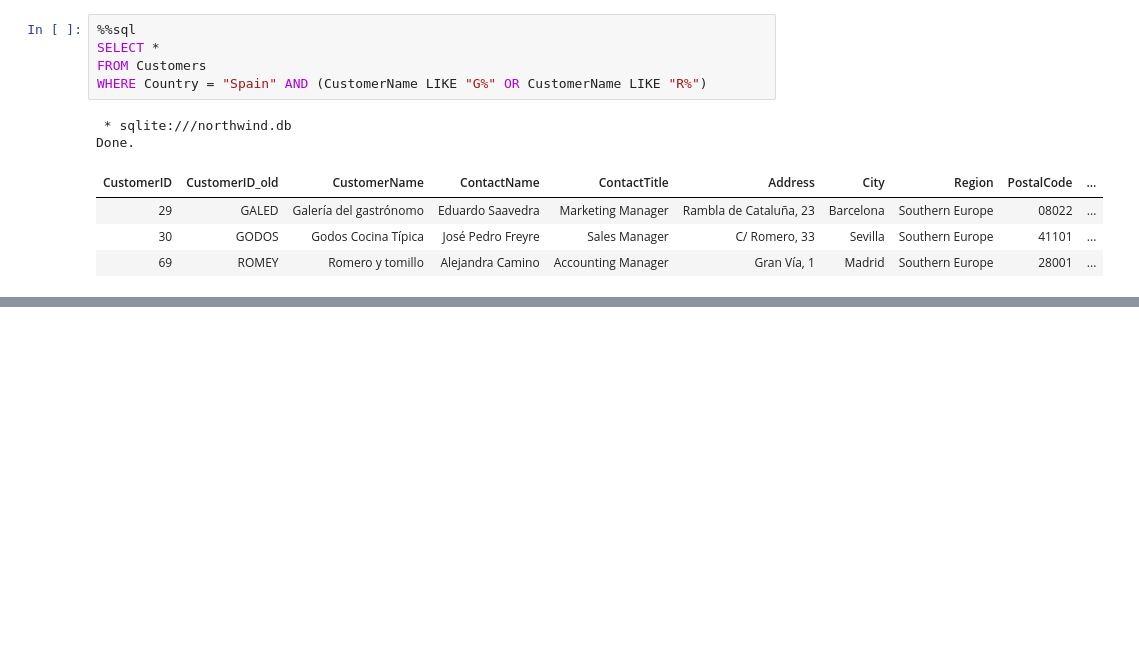
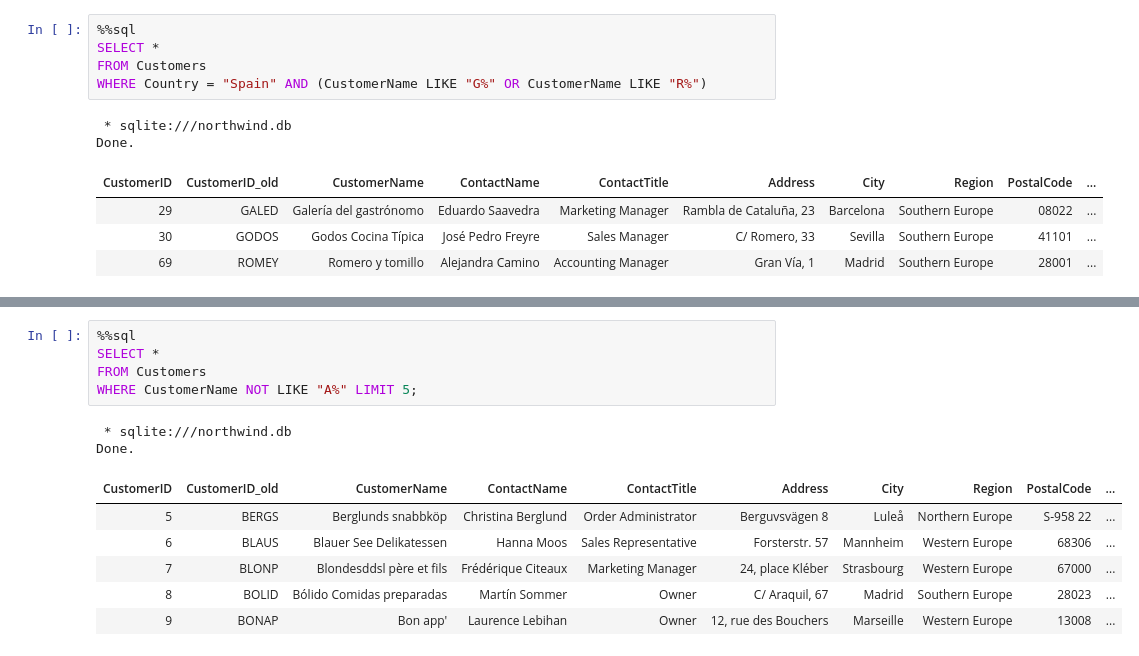
Before and after one commit to MAK8405/SQLHub, a Jupyter notebook: SQL.ipynb, the cells around one changed output, grey strips where cells are left out. Saved outputs shown, nothing was run; the diff lists cells and outputs as text; blank space fills up the shorter version.

```diff
--- a/SQL.ipynb
+++ b/SQL.ipynb
@@ -352,0 +369,14 @@ Done.
+# %%
+%%sql
+SELECT *
+FROM Customers
+WHERE CustomerName NOT LIKE "A%" LIMIT 5;
+# %% [output]
+ * sqlite:///northwind.db
+Done.
+| CustomerID | CustomerID_old | CustomerName | ContactName | ContactTitle | Address | City | Region | PostalCode | ... |
+| 5 | BERGS | Berglunds snabbköp | Christina Berglund | Order Administrator | Berguvsvägen 8 | Luleå | Northern Europe | S-958 22 | ... |
+| 6 | BLAUS | Blauer See Delikatessen | Hanna Moos | Sales Representative | Forsterstr. 57 | Mannheim | Western Europe | 68306 | ... |
+| 7 | BLONP | Blondesddsl père et fils | Frédérique Citeaux | Marketing Manager | 24, place Kléber | Strasbourg | Western Europe | 67000 | ... |
+| 8 | BOLID | Bólido Comidas preparadas | Martín Sommer | Owner | C/ Araquil, 67 | Madrid | Southern Europe | 28023 | ... |
+| 9 | BONAP | Bon app' | Laurence Lebihan | Owner | 12, rue des Bouchers | Marseille | Western Europe | 13008 | ... |
```
Also changed, not shown: parts of 2 cells of this notebook.
